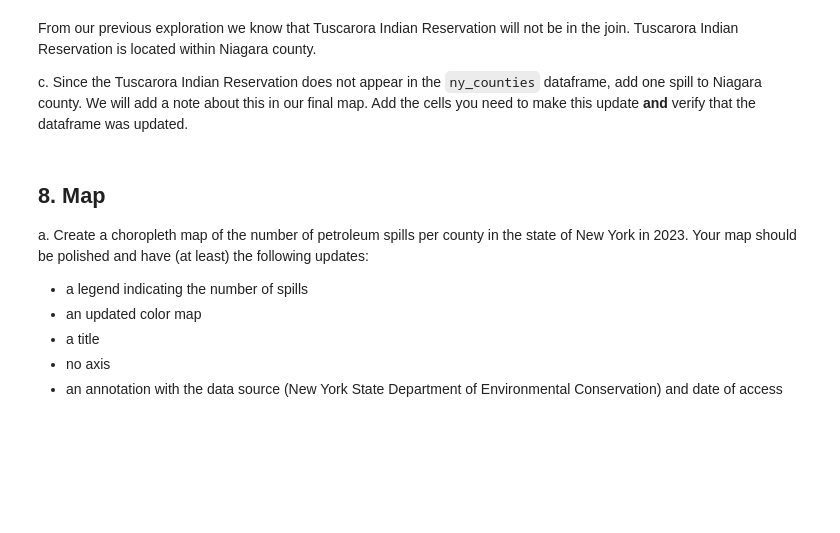
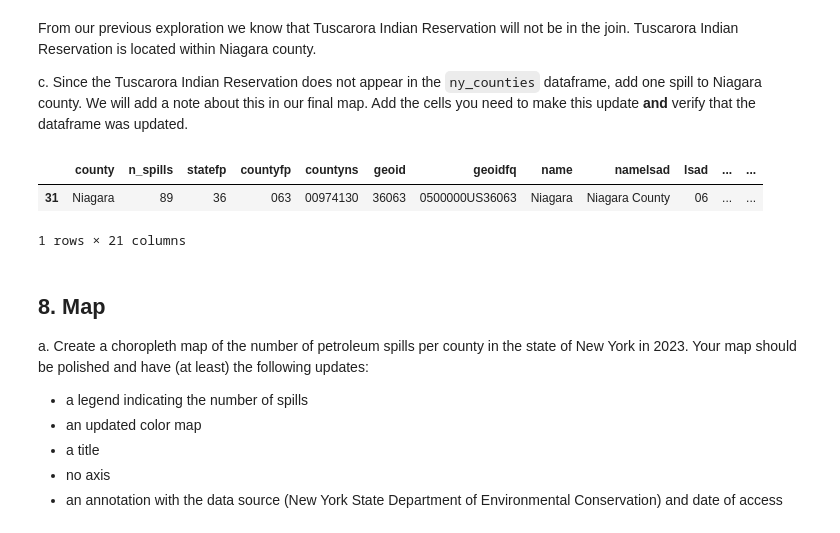
Before and after one commit to ht-oliver/eds220-hwk3, a Jupyter notebook: hwk3-task1-spills.ipynb, the cells around one changed output. Cells and saved outputs as stored; diff of their text form; code cells hidden in the pictures; blank space fills up the shorter version.

```diff
--- a/hwk3-task1-spills.ipynb
+++ b/hwk3-task1-spills.ipynb
@@ -423,3 +536,9 @@ e. What is the number of spills in 'Tuscarora Indian Reservation'?
 ### 7.B. Data updates
 
 In the next cell, update 'St Lawrence' to 'St. Lawrence' in `spills_per_county` data frame and Verify the update was successful.
+# %%
+# Replace 'St Lawrence' with 'St. Lawrence' in spills_per_county df
+spills_per_county['county'] = spills_per_county['county'].replace('St Lawrence', 'St. Lawrence')
+
+# Verify
+spills_per_county['county'].unique()
@@ -436,6 +583,16 @@ b. Over-write `ny_counties` as the  inner join of the `spills_per_county` and `n
 From our previous exploration we know that Tuscarora Indian Reservation will not be in the join. Tuscarora Indian Reservation is located within Niagara county.
 
 c. Since the Tuscarora Indian Reservation does not appear in the `ny_counties` dataframe, add one spill to Niagara county. We will add a note about this in our final map. Add the cells you need to make this update **and** verify that the dataframe was updated.
+# %%
+# Add 1 spill to Niagara county
+ny_counties.loc[ny_counties['county'] == 'Niagara', 'n_spills'] += 1
+
+# Verify
+ny_counties[ny_counties['county'] == 'Niagara']
+# %% [output]
+|  | county | n_spills | statefp | countyfp | countyns | geoid | geoidfq | name | namelsad | lsad | ... | ... |
+| 31 | Niagara | 89 | 36 | 063 | 00974130 | 36063 | 0500000US36063 | Niagara | Niagara County | 06 | ... | ... |
+1 rows × 21 columns
 # %% [markdown]
 ## 8. Map
 a. Create a choropleth map of the number of petroleum spills per county in the state of New York in 2023.
```
Also changed, not shown: parts of 18 cells of this notebook, 1 other file.
